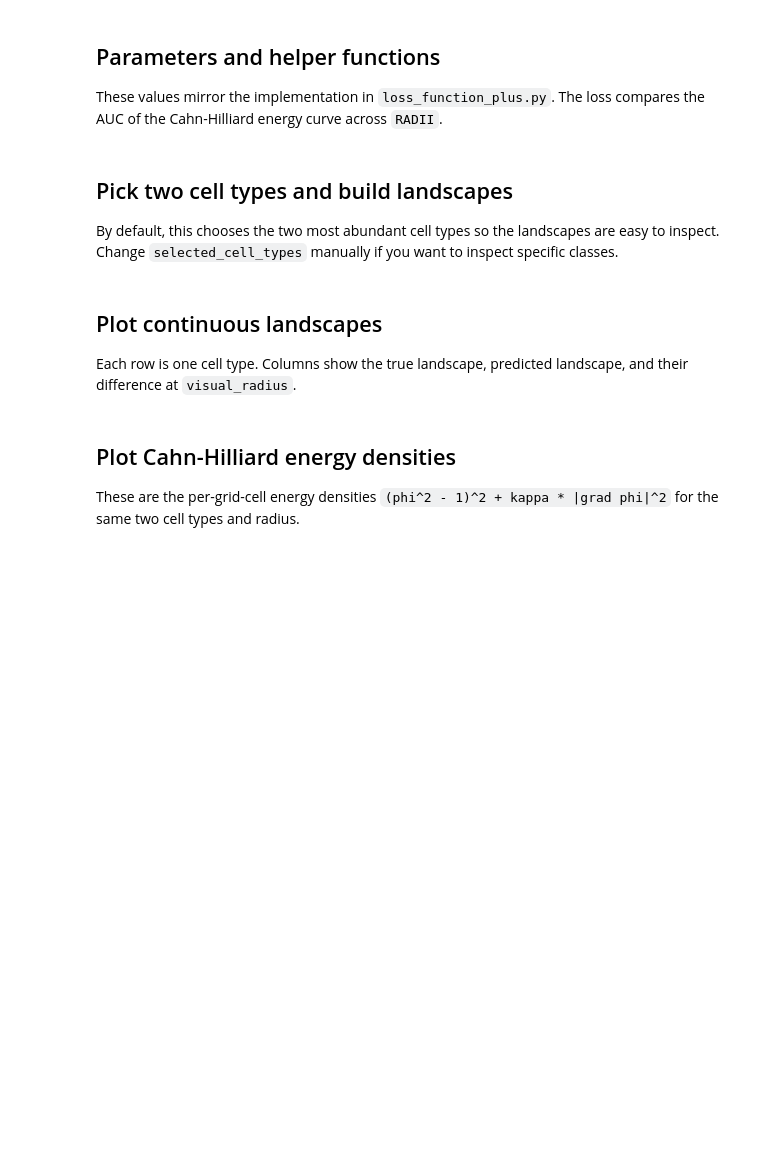
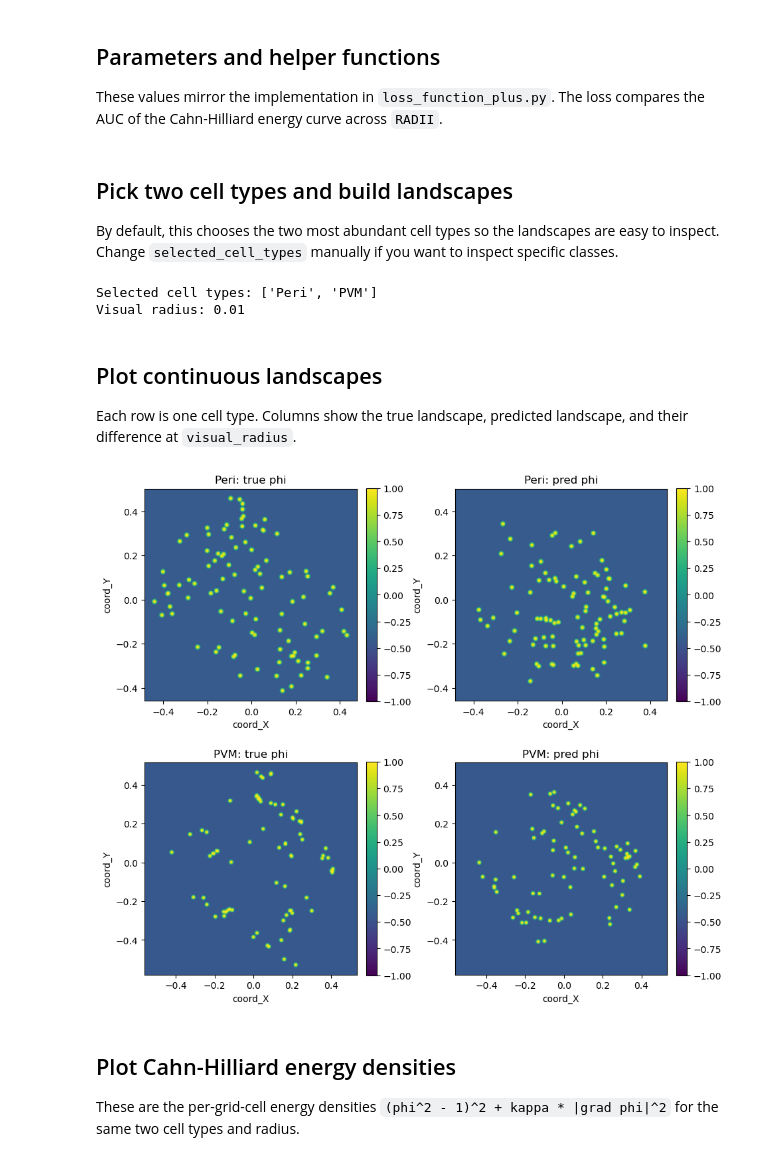
Before and after one commit to abelsalm/Tissue-Reassembly-using-GenAI-and-new-metrics, a Jupyter notebook: metrics/test_loss_ch.ipynb, the cells around one changed output. Cells and saved outputs as stored; diff of their text form; code cells hidden in the pictures; blank space fills up the shorter version.

```diff
--- a/metrics/test_loss_ch.ipynb
+++ b/metrics/test_loss_ch.ipynb
@@ -72,8 +103,8 @@ display(true_df["cell_class"].value_counts().rename("n_cells").to_frame())
 These values mirror the implementation in `loss_function_plus.py`. The loss compares the AUC of the Cahn-Hilliard energy curve across `RADII`.
 # %%
 # You can change these to match a training run.
-RADII = tuple(float(r) for r in (0.005, 0.01, 0.02, 0.04, 0.08))
-GRID_RESOLUTION = 64
+RADII =np.linspace(0.001, 0.01, 16)
+GRID_RESOLUTION = 256
 KAPPA = 1.0
 SOFT_MAX_BETA = 16.0
 SUPPORT_FACTOR = 10.0
@@ -89,7 +120,7 @@ cell_labels = true_df["cell_class"].astype(str)
 
 def bump_kwargs_for_radius(radius):
     # This matches CahnHilliardEnergyAUCLoss._landscape in loss_function_plus.py.
-    return {"decay_rate": 4 / radius, "shift": 128 * radius}
+    return {"decay_rate": 4 / radius, "shift": 64 * radius}
 
 
 def type_mask_for(cell_type):
@@ -179,43 +210,47 @@ def to_numpy(tensor):
 
 By default, this chooses the two most abundant cell types so the landscapes are easy to inspect. Change `selected_cell_types` manually if you want to inspect specific classes.
 # %%
-selected_cell_types = cell_labels.value_counts().head(2).index.tolist()
-visual_radius = RADII[len(RADII) // 2]
+selected_cell_types = ['Peri', 'PVM']
+visual_radius = 0.01
 
 with torch.no_grad():
     visual_results = {cell_type: compute_type_curves(cell_type) for cell_type in selected_cell_types}
 
 print(f"Selected cell types: {selected_cell_types}")
 print(f"Visual radius: {visual_radius}")
+# %% [output]
+Selected cell types: ['Peri', 'PVM']
+Visual radius: 0.01
 # %% [markdown]
 ## Plot continuous landscapes
 
 Each row is one cell type. Columns show the true landscape, predicted landscape, and their difference at `visual_radius`.
 # %%
-fig, axes = plt.subplots(len(selected_cell_types), 3, figsize=(14, 4.2 * len(selected_cell_types)), squeeze=False)
+fig, axes = plt.subplots(len(selected_cell_types), 2, figsize=(9.5, 4.2 * len(selected_cell_types)), squeeze=False)
 
 for row, cell_type in enumerate(selected_cell_types):
     result = visual_results[cell_type]
     phi_true, phi_pred = result["phi_by_radius"][visual_radius]
-    diff = phi_pred - phi_true
     grid_x = result["grid_x"]
     grid_y = result["grid_y"]
     extent = [grid_x.min().item(), grid_x.max().item(), grid_y.min().item(), grid_y.max().item()]
 
     panels = [
         (phi_true, "true phi", "viridis", -1.0, 1.0),
         (phi_pred, "pred phi", "viridis", -1.0, 1.0),
-        (diff, "pred - true", "coolwarm", None, None),
     ]
     for col, (image, title, cmap, vmin, vmax) in enumerate(panels):
         ax = axes[row, col]
         im = ax.imshow(to_numpy(image), origin="lower", extent=extent, cmap=cmap, vmin=vmin, vmax=vmax)
         ax.set_title(f"{cell_type}: {title}")
         ax.set_xlabel("coord_X")
         ax.set_ylabel("coord_Y")
         fig.colorbar(im, ax=ax, fraction=0.046, pad=0.04)
 
+
 plt.tight_layout()
+# %% [output]
+[figure, added]
 # %% [markdown]
 ## Plot Cahn-Hilliard energy densities
 
```
Also changed, not shown: parts of 6 cells of this notebook, 2 other files.
